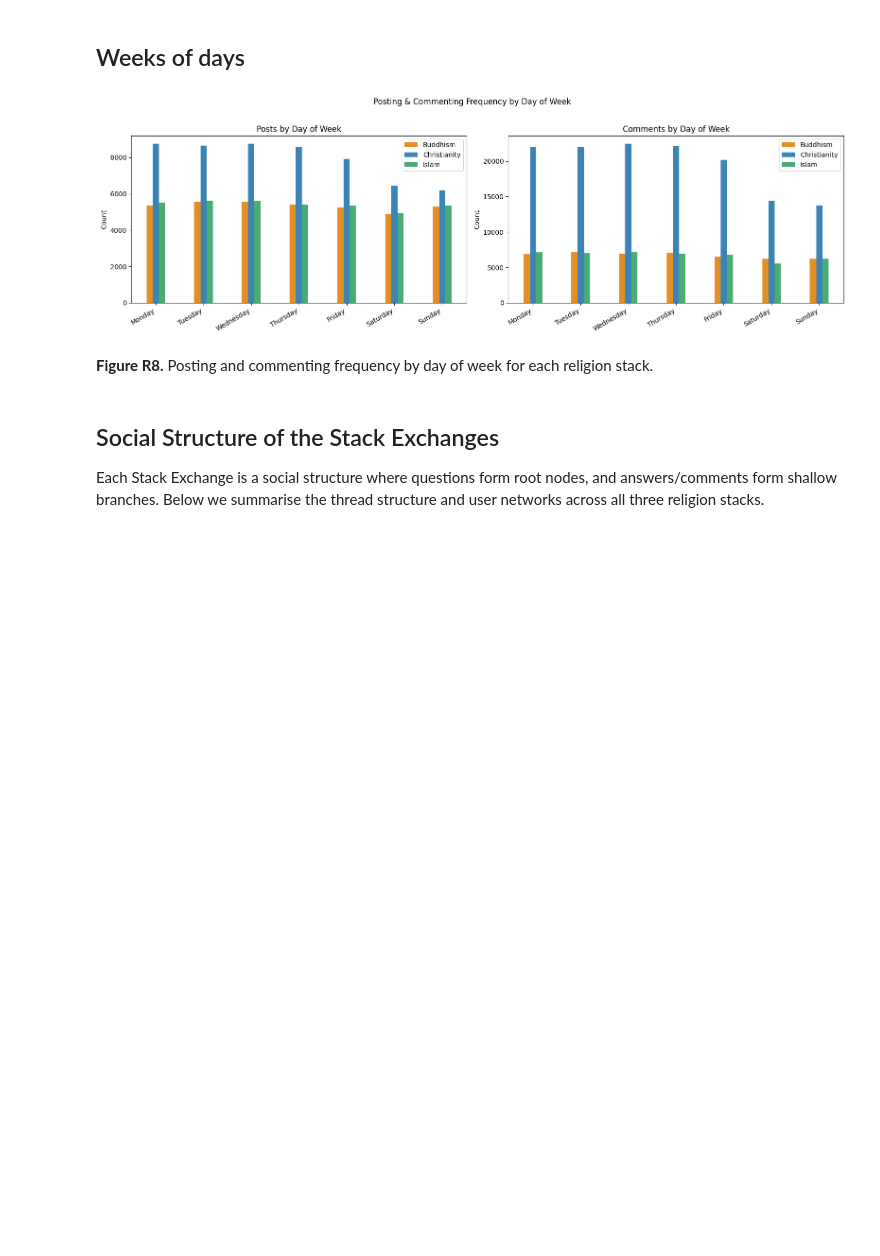
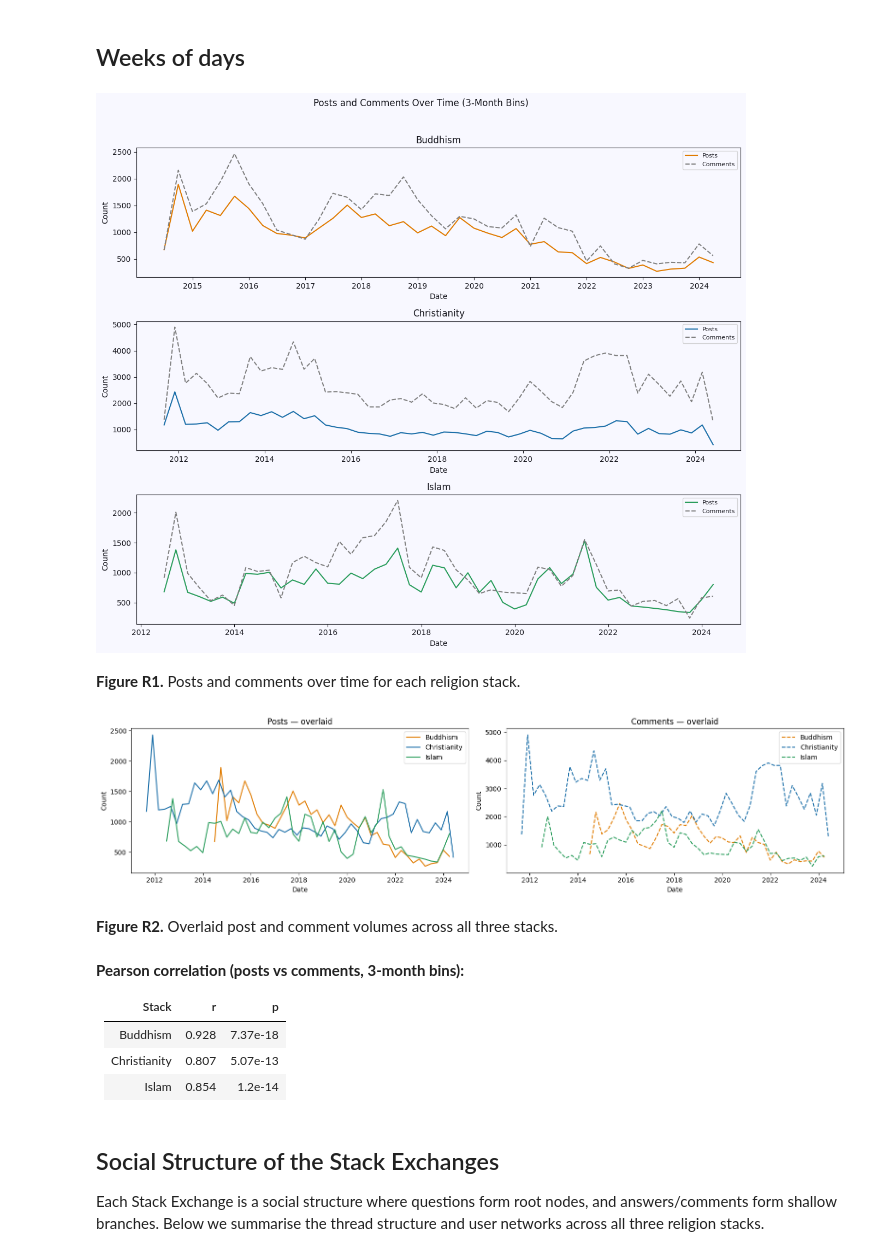
Before and after one commit to jiayanlin233/formative, a Jupyter notebook: formative2_religion.ipynb, the cells around one changed output. Cells and saved outputs as stored; diff of their text form; code cells hidden in the pictures; blank space fills up the shorter version.

```diff
--- a/formative2_religion.ipynb
+++ b/formative2_religion.ipynb
@@ -780,41 +1024,19 @@ display(Markdown('\n**Table R5 (comparison).** Top 10 tags by stack.\n\n' + tabl
 # %% [markdown]
 ## Weeks of days
 # %%
-DAY_NAMES = ['Monday', 'Tuesday', 'Wednesday', 'Thursday', 'Friday', 'Saturday', 'Sunday']
-
-posts_dow    = {}
-comments_dow = {}
-for n in STACKS:
-    p = stacks[n]['post_df']
-    c = stacks[n]['comments_df']
-    posts_dow[n]    = p['CreationDate'].dt.dayofweek.value_counts().sort_index()
-    comments_dow[n] = c['CreationDate'].dt.dayofweek.value_counts().sort_index()
-
-x = np.arange(7)
-width = 0.13
-
-fig, axes = plt.subplots(1, 2, figsize=(16, 5))
-
-for i, n in enumerate(STACKS):
-    axes[0].bar(x + i * width, posts_dow[n].reindex(range(7), fill_value=0).values,
-                width=width, label=LABELS[n], color=COLORS[n], alpha=0.85)
-    axes[1].bar(x + i * width, comments_dow[n].reindex(range(7), fill_value=0).values,
-                width=width, label=LABELS[n], color=COLORS[n], alpha=0.85)
-
-for ax, title in zip(axes, ['Posts by Day of Week', 'Comments by Day of Week']):
-    ax.set_xticks(x + width)
-    ax.set_xticklabels(DAY_NAMES, rotation=30, ha='right')
-    ax.set_title(title)
-    ax.set_ylabel('Count')
-    ax.legend()
-
-plt.suptitle('Posting & Commenting Frequency by Day of Week', y=1.02)
-plt.tight_layout()
-plt.show()
-display(Markdown('**Figure R8.** Posting and commenting frequency by day of week for each religion stack.'))
+# to be udpated; accidently deleted the code
 # %% [output]
-[figure, old version]
+[figure, new version]
-**Figure R8.** Posting and commenting frequency by day of week for each religion stack.
+**Figure R1.** Posts and comments over time for each religion stack.
+[figure, added]
+**Figure R2.** Overlaid post and comment volumes across all three stacks.
+**Pearson correlation (posts vs comments, 3-month bins):**
+
+| Stack | r | p |
+|-|-|-|
+| Buddhism | 0.928 | 7.37e-18 |
+| Christianity | 0.807 | 5.07e-13 |
+| Islam | 0.854 | 1.2e-14 |
 # %% [markdown]
 ## Social Structure of the Stack Exchanges
 
```
Also changed, not shown: parts of 9 cells of this notebook.
